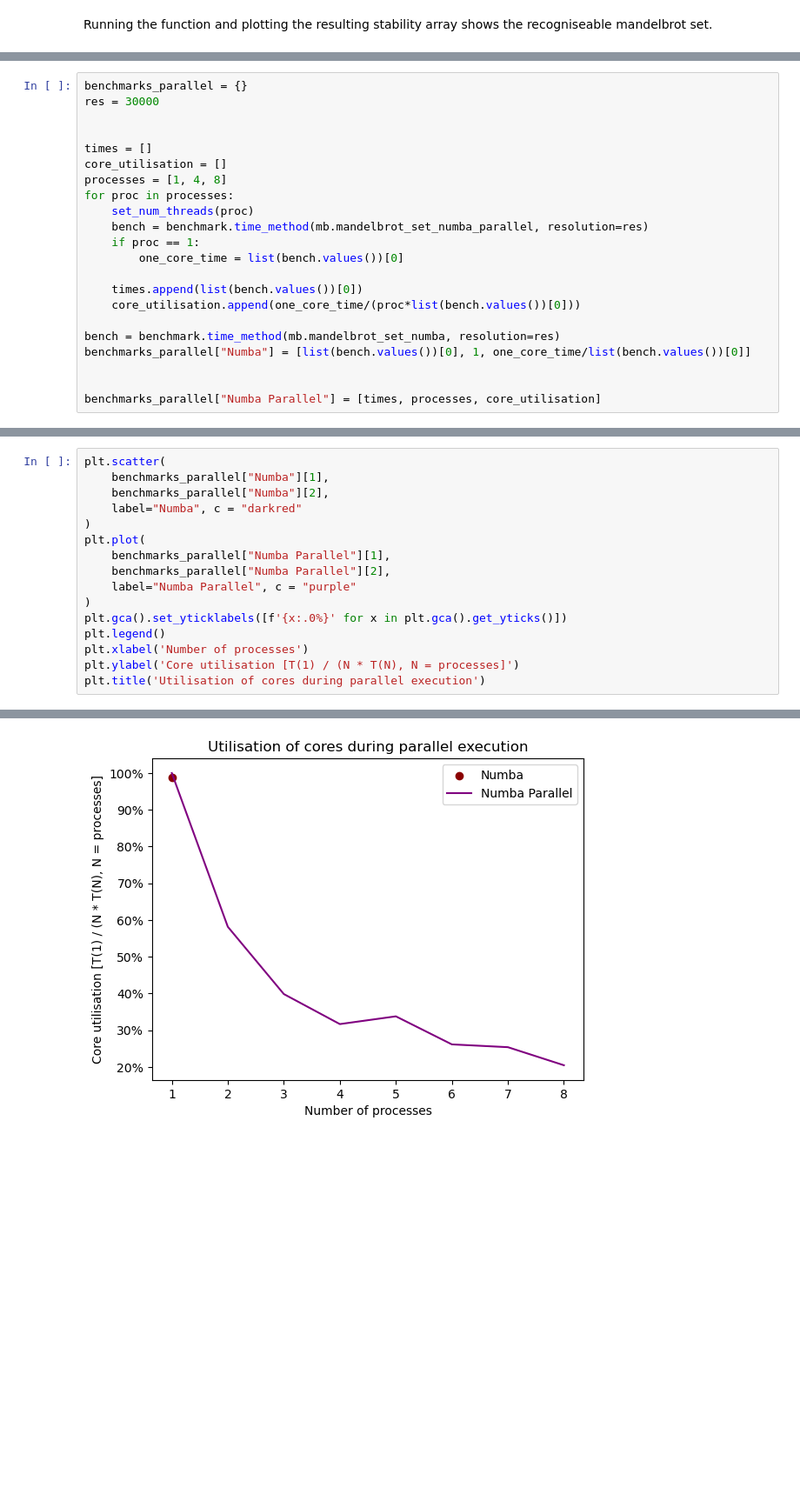
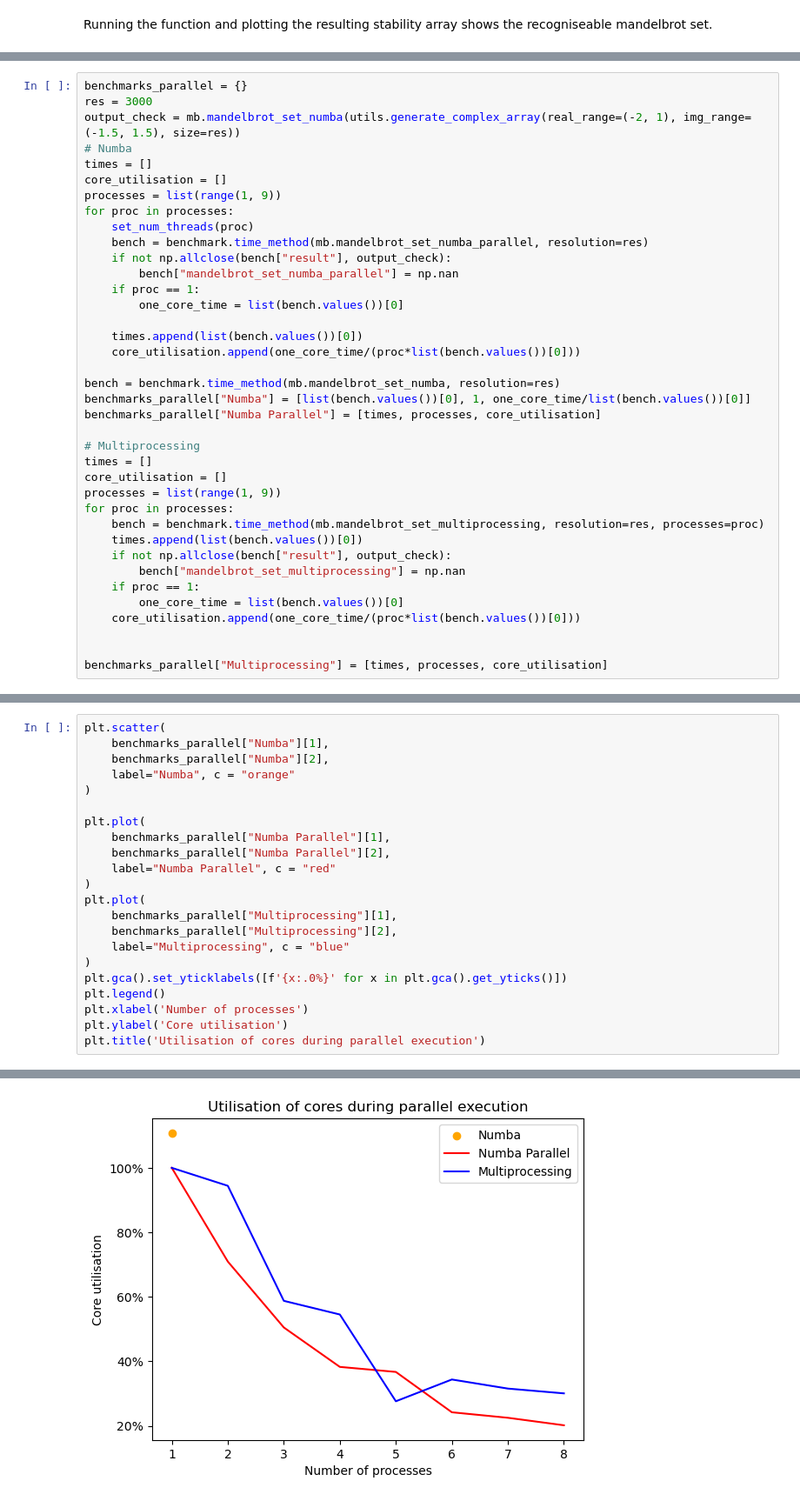
Before and after one commit to SorenHeidelbach/mandelbrot, a Jupyter notebook: README.ipynb, the cells around one changed output, grey strips where cells are left out. Shown at 87% size. Saved outputs shown, nothing was run; the diff lists cells and outputs as text; blank space fills up the shorter version.

```diff
--- a/README.ipynb
+++ b/README.ipynb
@@ -54,14 +148,16 @@ Text(0.5, 1.0, 'Execution time of mandelbrot set methods')
 # %%
 benchmarks_parallel = {}
-res = 30000
-
-
+res = 3000
+output_check = mb.mandelbrot_set_numba(utils.generate_complex_array(real_range=(-2, 1), img_range=(-1.5, 1.5), size=res))
+# Numba
 times = []
 core_utilisation = []
-processes = [1, 4, 8]
+processes = list(range(1, 9))
 for proc in processes:
     set_num_threads(proc)
     bench = benchmark.time_method(mb.mandelbrot_set_numba_parallel, resolution=res)
+    if not np.allclose(bench["result"], output_check):
+        bench["mandelbrot_set_numba_parallel"] = np.nan
     if proc == 1:
         one_core_time = list(bench.values())[0]
 
@@ -70,6 +166,20 @@ for proc in processes:
 
 bench = benchmark.time_method(mb.mandelbrot_set_numba, resolution=res)
 benchmarks_parallel["Numba"] = [list(bench.values())[0], 1, one_core_time/list(bench.values())[0]]
+benchmarks_parallel["Numba Parallel"] = [times, processes, core_utilisation]
+
+# Multiprocessing
+times = []
+core_utilisation = []
+processes = list(range(1, 9))
+for proc in processes:
+    bench = benchmark.time_method(mb.mandelbrot_set_multiprocessing, resolution=res, processes=proc)
+    times.append(list(bench.values())[0])
+    if not np.allclose(bench["result"], output_check):
+        bench["mandelbrot_set_multiprocessing"] = np.nan
+    if proc == 1:
+        one_core_time = list(bench.values())[0]
+    core_utilisation.append(one_core_time/(proc*list(bench.values())[0]))
 
 
-benchmarks_parallel["Numba Parallel"] = [times, processes, core_utilisation]
+benchmarks_parallel["Multiprocessing"] = [times, processes, core_utilisation]
@@ -90,19 +209,25 @@ Text(0.5, 1.0, 'Parallel execution time of mandelbrot set')
 # %%
 plt.scatter(
     benchmarks_parallel["Numba"][1],
     benchmarks_parallel["Numba"][2],
-    label="Numba", c = "darkred"
+    label="Numba", c = "orange"
 )
+
 plt.plot(
     benchmarks_parallel["Numba Parallel"][1],
     benchmarks_parallel["Numba Parallel"][2],
-    label="Numba Parallel", c = "purple"
+    label="Numba Parallel", c = "red"
+)
+plt.plot(
+    benchmarks_parallel["Multiprocessing"][1],
+    benchmarks_parallel["Multiprocessing"][2],
+    label="Multiprocessing", c = "blue"
 )
 plt.gca().set_yticklabels([f'{x:.0%}' for x in plt.gca().get_yticks()])
 plt.legend()
 plt.xlabel('Number of processes')
-plt.ylabel('Core utilisation [T(1) / (N * T(N), N = processes]')
+plt.ylabel('Core utilisation')
 plt.title('Utilisation of cores during parallel execution')
 # %% [output]
 Text(0.5, 1.0, 'Utilisation of cores during parallel execution')
-[figure, old version]
+[figure, new version]
```
Also changed, not shown: parts of 25 cells of this notebook, 7 other files.
